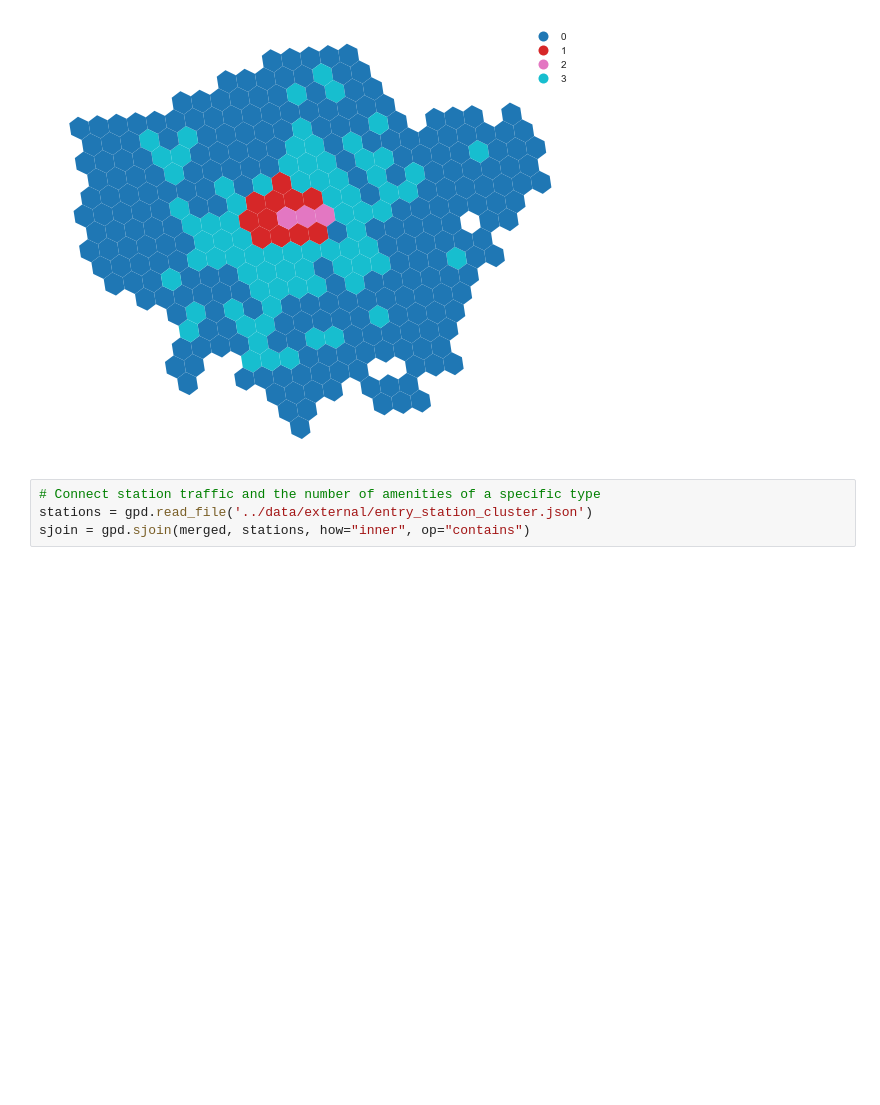
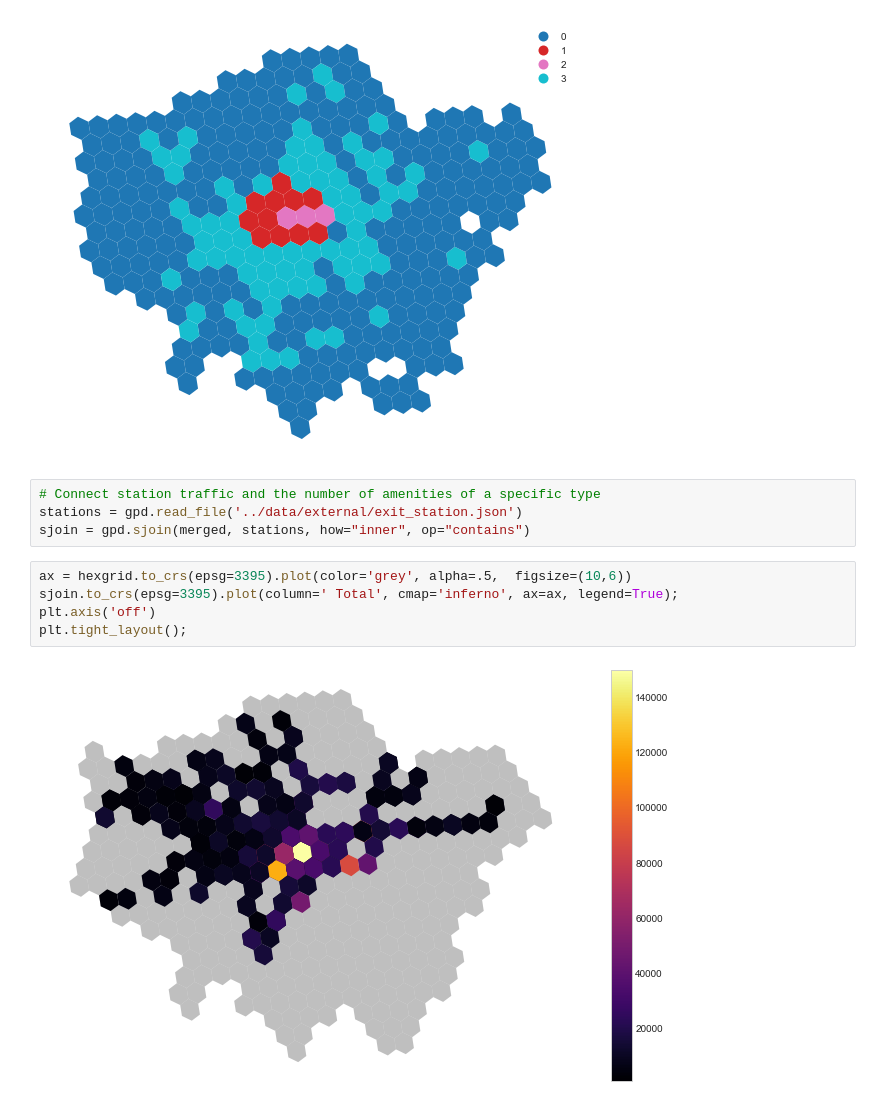
Before and after one commit to jwrap/how-london-moves, a Jupyter notebook: notebooks/2-exploratory-data-analysis.ipynb, the cells around one changed output. Saved outputs shown, nothing was run; the diff lists cells and outputs as text; blank space fills up the shorter version.

```diff
--- a/notebooks/2-exploratory-data-analysis.ipynb
+++ b/notebooks/2-exploratory-data-analysis.ipynb
@@ -308,8 +296,15 @@ plt.axis('off');
 [figure]
 # %%
 # Connect station traffic and the number of amenities of a specific type
-stations = gpd.read_file('../data/external/entry_station_cluster.json')
+stations = gpd.read_file('../data/external/exit_station.json')
 sjoin = gpd.sjoin(merged, stations, how="inner", op="contains")
+# %%
+ax = hexgrid.to_crs(epsg=3395).plot(color='grey', alpha=.5,  figsize=(10,6))
+sjoin.to_crs(epsg=3395).plot(column=' Total', cmap='inferno', ax=ax, legend=True);
+plt.axis('off')
+plt.tight_layout();
+# %% [output]
+[figure, added]
 # %%
 nrows = 4
 ncols = 3
```
Also changed, not shown: parts of 5 cells of this notebook, 4 other files.
